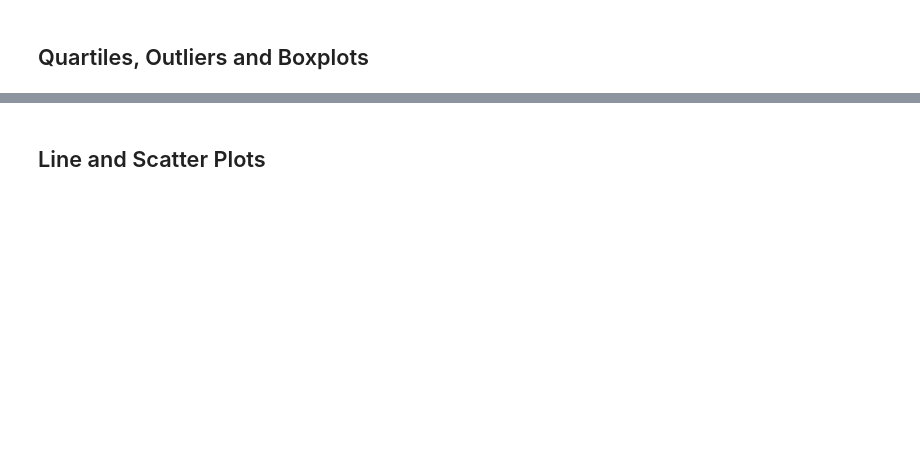
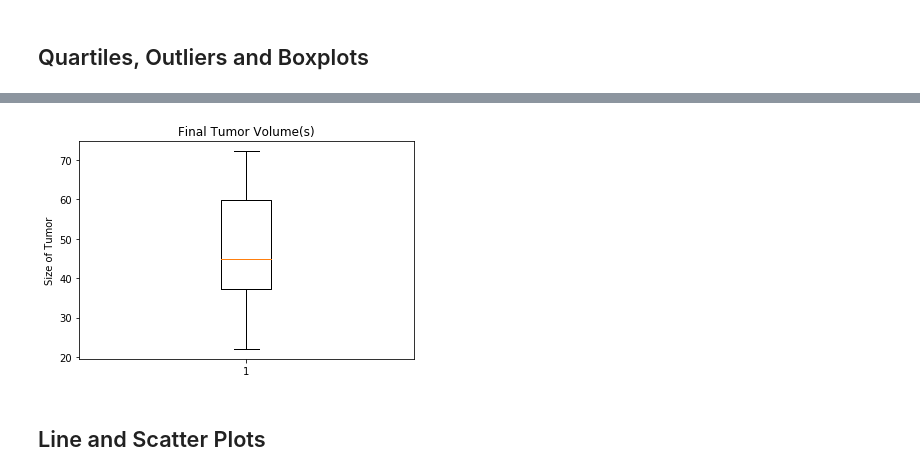
Before and after one commit to rahilanath/matplotlib-challenge, a Jupyter notebook: Pymaceuticals/pymaceuticals_starter.ipynb, the cells around one changed output, grey strips where cells are left out. Saved outputs shown, nothing was run; the diff lists cells and outputs as text; code cells hidden in the pictures; blank space fills up the shorter version.

```diff
--- a/Pymaceuticals/pymaceuticals_starter.ipynb
+++ b/Pymaceuticals/pymaceuticals_starter.ipynb
@@ -68,10 +205,12 @@ mouse_metadata.describe
 # %%
 # Calculate the final tumor volume of each mouse across four of the treatment regimens:
 # Capomulin, Ramicane, Infubinol, and Ceftamin
+sub_regimen_data = clean_data.loc[clean_data['Drug Regimen'].isin(['Capomulin', 'Ramicane', 'Infubinol', 'Ceftamin'])]
 
 # Start by getting the last (greatest) timepoint for each mouse
-
+final_timepoints = sub_regimen_data.groupby(['Mouse ID', 'Drug Regimen'])['Timepoint'].max()
 
 # Merge this group df with the original dataframe to get the tumor volume at the last timepoint
+final_mice_data = pd.merge(final_timepoints, sub_regimen_data, how='inner', on=('Mouse ID', 'Drug Regimen', 'Timepoint'))
 # %%
 # Put treatments into a list for for loop (and later for plot labels)
@@ -93,4 +252,11 @@ mouse_metadata.describe
 # %%
 # Generate a box plot of the final tumor volume of each mouse across four regimens of interest
+fig1, mice_box = plt.subplots()
+mice_box.set_title('Final Tumor Volume(s)')
+mice_box.set_ylabel('Size of Tumor')
+mice_box.boxplot(tumor_vol)
+plt.show()
+# %% [output]
+[figure, added]
 # %% [markdown]
 ## Line and Scatter Plots
```
Also changed, not shown: parts of 24 cells of this notebook, 2 other files.
